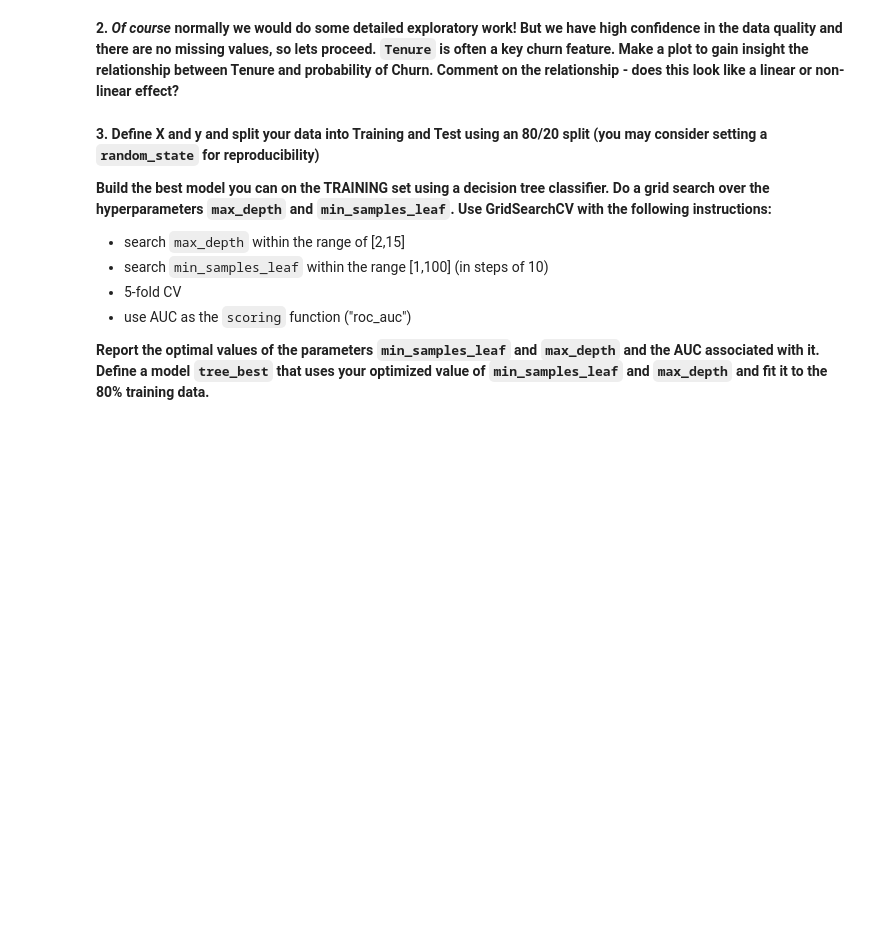
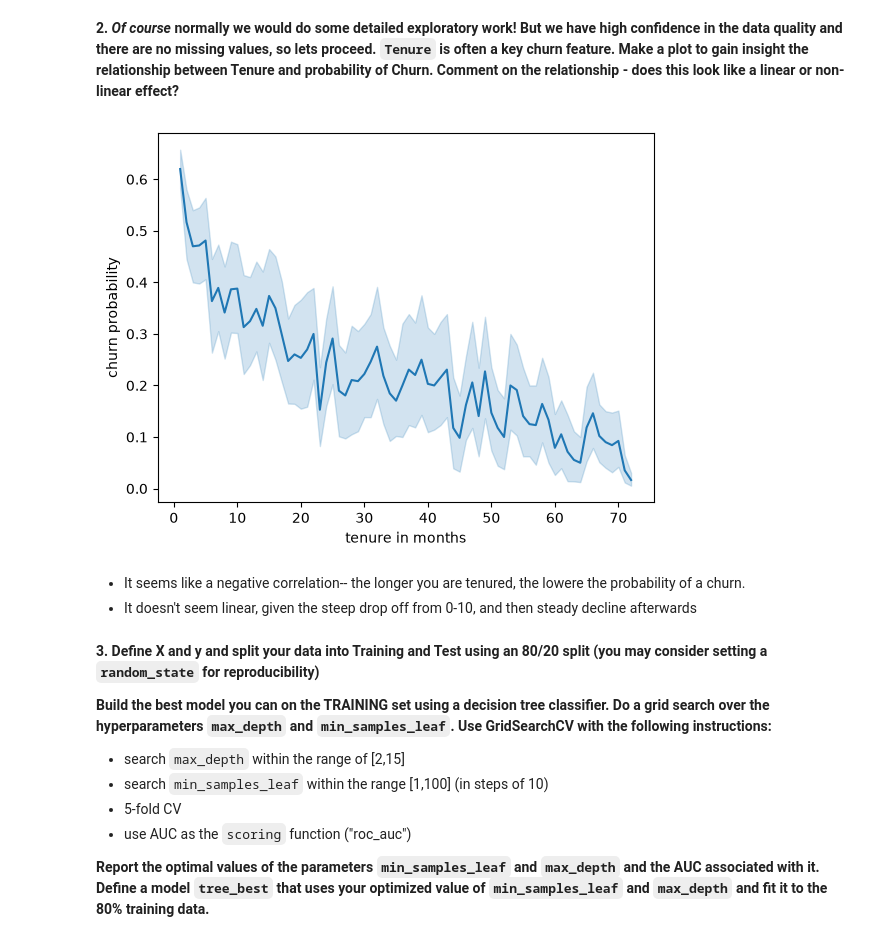
Before and after one commit to chrismji/Datasci-and-Ai-in-Bus, a Jupyter notebook: HW4_TelcoChurn.ipynb, the cells around one changed output. Cells and saved outputs as stored; diff of their text form; code cells hidden in the pictures; blank space fills up the shorter version.

```diff
--- a/HW4_TelcoChurn.ipynb
+++ b/HW4_TelcoChurn.ipynb
@@ -40,3 +44,6 @@ from sklearn.metrics import roc_auc_score
 **1. Load the churn data [click here to download data](https://drive.google.com/uc?download&id=1xMMPIFOooEzcrdDFNFYvId5aROmTuzxv):**
 
 **Use `get_dummies` to transform the categorical features into dummy features. (use `drop_first=True`)**
+# %%
+df = pd.read_csv('telco_churn.csv')
+df.head()
@@ -42,0 +57,3 @@ from sklearn.metrics import roc_auc_score
+# %%
+df = pd.get_dummies(df, drop_first=True, dtype=int)
+df.head()
@@ -43,5 +68,15 @@ from sklearn.metrics import roc_auc_score
 # %% [markdown]
 __2. _Of course_ normally we would do some detailed exploratory work!  But we have high confidence in the data quality and there are no missing values, so lets proceed. `Tenure` is often a key churn feature.  Make a plot to gain insight the relationship between Tenure and probability of Churn.   Comment on the relationship - does this look like a linear or non-linear effect?__
+# %%
+sns.lineplot(data=df, x='tenure', y='Churn_Yes')
+plt.xlabel('tenure in months')
+plt.ylabel('churn probability')
+plt.show()
+# %% [output]
+[figure, added]
+# %% [markdown]
+- It seems like a negative correlation-- the longer you are tenured, the lowere the probability of a churn.
+- It doesn't seem linear, given the steep drop off from 0-10, and then steady decline afterwards
 # %% [markdown]
 __3. Define X and y and split your data into Training and Test using an 80/20 split (you may consider setting a `random_state` for reproducibility)__
 
```
Also changed, not shown: parts of 14 cells of this notebook, 1 other file.
